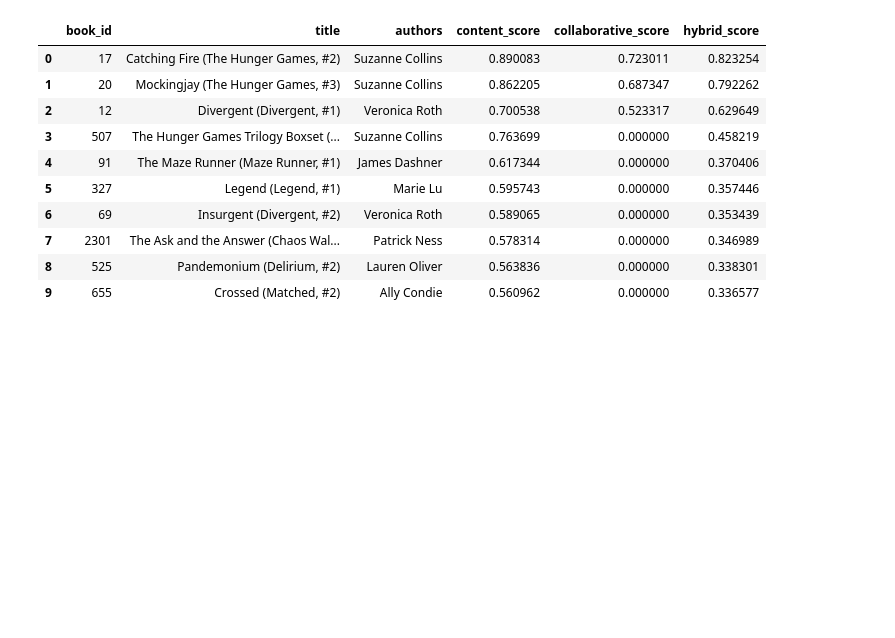
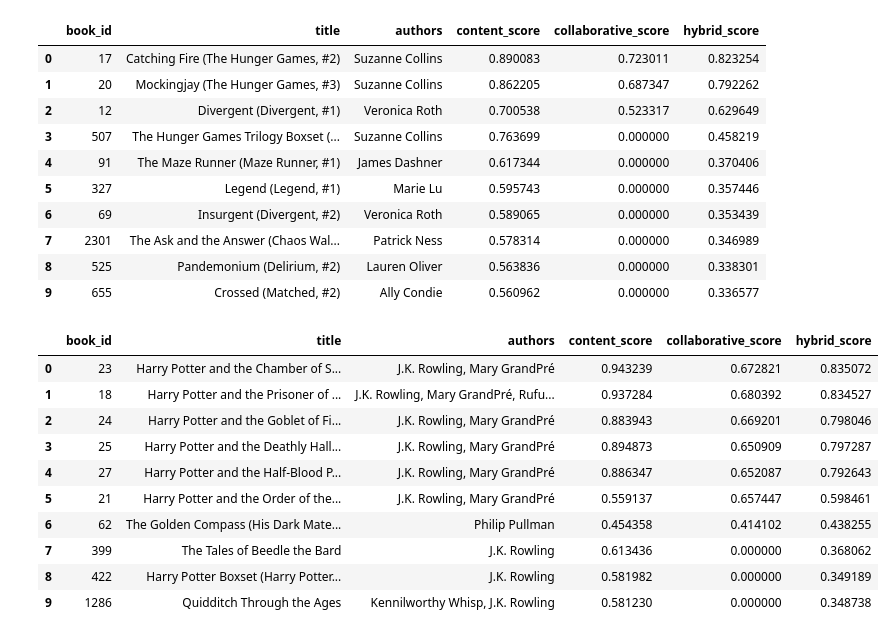
Before and after one commit to Yashi-tech-ai/BookNest, a Jupyter notebook: Notebooks/02_dataset_preprocessing.ipynb, the cells around one changed output. Saved outputs shown, nothing was run; the diff lists cells and outputs as text; code cells hidden in the pictures; blank space fills up the shorter version.

```diff
--- a/Notebooks/02_dataset_preprocessing.ipynb
+++ b/Notebooks/02_dataset_preprocessing.ipynb
@@ -980,3 +980,19 @@ recommend_hybrid(
 | 7 | 2301 | The Ask and the Answer (Chaos Wal... | Patrick Ness | 0.578314 | 0.000000 | 0.346989 |
 | 8 | 525 | Pandemonium (Delirium, #2) | Lauren Oliver | 0.563836 | 0.000000 | 0.338301 |
 | 9 | 655 | Crossed (Matched, #2) | Ally Condie | 0.560962 | 0.000000 | 0.336577 |
+# %%
+recommend_hybrid(
+    "Harry Potter and the Sorcerer's Stone (Harry Potter, #1)"
+)
+# %% [output]
+|  | book_id | title | authors | content_score | collaborative_score | hybrid_score |
+| 0 | 23 | Harry Potter and the Chamber of S... | J.K. Rowling, Mary GrandPré | 0.943239 | 0.672821 | 0.835072 |
+| 1 | 18 | Harry Potter and the Prisoner of ... | J.K. Rowling, Mary GrandPré, Rufu... | 0.937284 | 0.680392 | 0.834527 |
+| 2 | 24 | Harry Potter and the Goblet of Fi... | J.K. Rowling, Mary GrandPré | 0.883943 | 0.669201 | 0.798046 |
+| 3 | 25 | Harry Potter and the Deathly Hall... | J.K. Rowling, Mary GrandPré | 0.894873 | 0.650909 | 0.797287 |
+| 4 | 27 | Harry Potter and the Half-Blood P... | J.K. Rowling, Mary GrandPré | 0.886347 | 0.652087 | 0.792643 |
+| 5 | 21 | Harry Potter and the Order of the... | J.K. Rowling, Mary GrandPré | 0.559137 | 0.657447 | 0.598461 |
+| 6 | 62 | The Golden Compass (His Dark Mate... | Philip Pullman | 0.454358 | 0.414102 | 0.438255 |
+| 7 | 399 | The Tales of Beedle the Bard | J.K. Rowling | 0.613436 | 0.000000 | 0.368062 |
+| 8 | 422 | Harry Potter Boxset (Harry Potter... | J.K. Rowling | 0.581982 | 0.000000 | 0.349189 |
+| 9 | 1286 | Quidditch Through the Ages | Kennilworthy Whisp, J.K. Rowling | 0.581230 | 0.000000 | 0.348738 |
```
